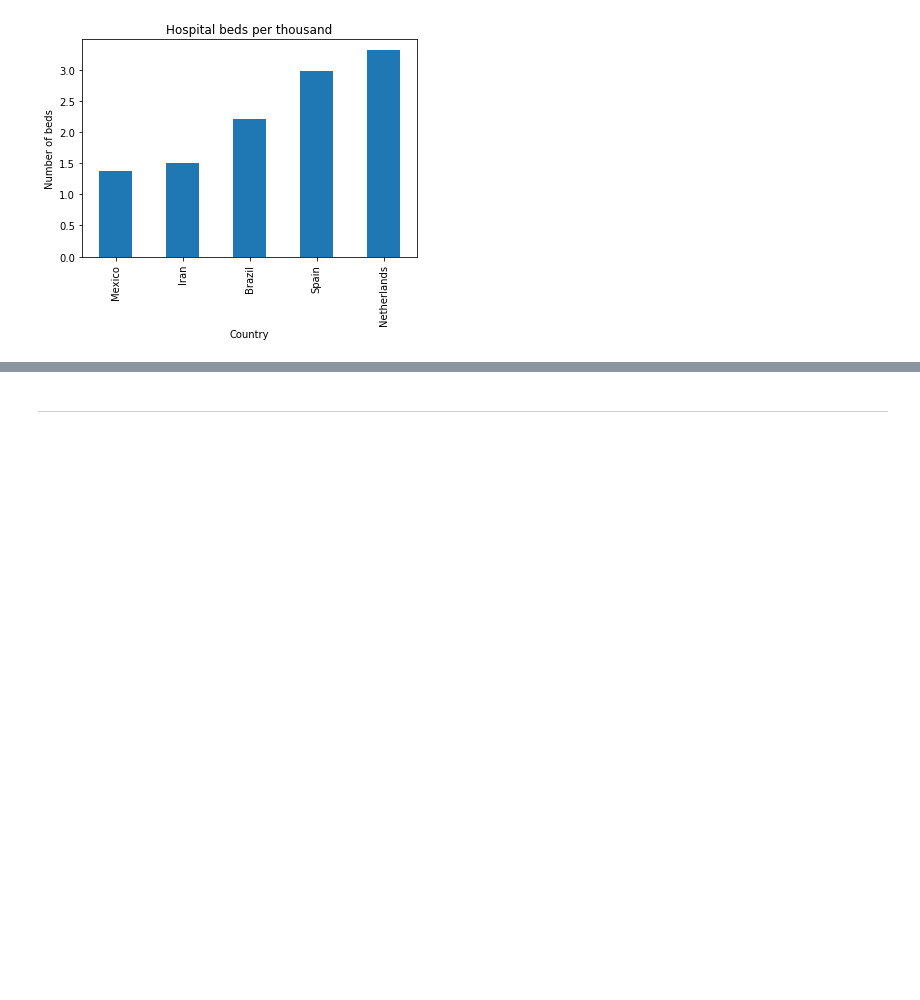
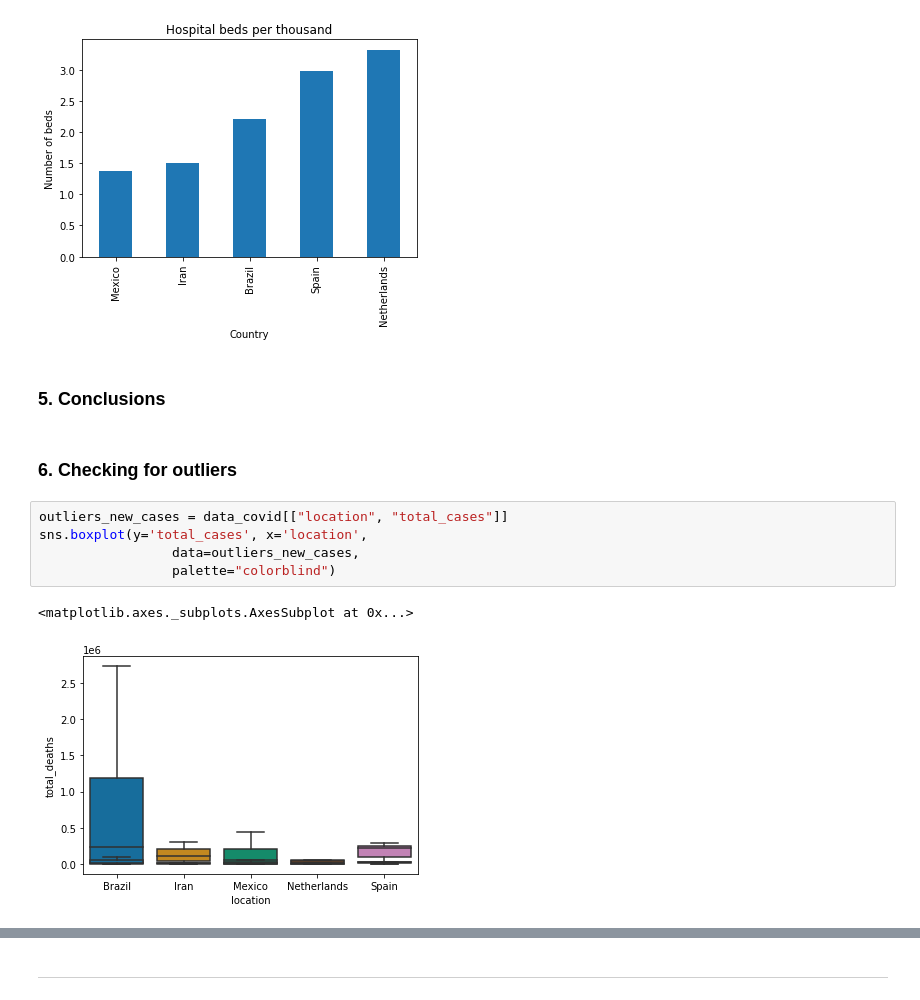
Before and after one commit to RoxannaW/Project_August_Corona, a Jupyter notebook: Roxanna/src/project_main.ipynb, the cells around one changed output, grey strips where cells are left out. Cells and saved outputs as stored; diff of their text form; blank space fills up the shorter version.

```diff
--- a/Roxanna/src/project_main.ipynb
+++ b/Roxanna/src/project_main.ipynb
@@ -310,3 +343,15 @@ plt.xlabel('Country')
 # %% [output]
 Text(0.5, 0, 'Country')
 [figure]
+# %% [markdown]
+### 5. Conclusions
+# %% [markdown]
+### 6. Checking for outliers
+# %%
+outliers_new_cases = data_covid[["location", "total_cases"]]
+sns.boxplot(y='total_cases', x='location',
+                 data=outliers_new_cases,
+                 palette="colorblind")
+# %% [output]
+<matplotlib.axes._subplots.AxesSubplot at 0x...>
+[figure, added]
```
Also changed, not shown: parts of 15 cells of this notebook.
